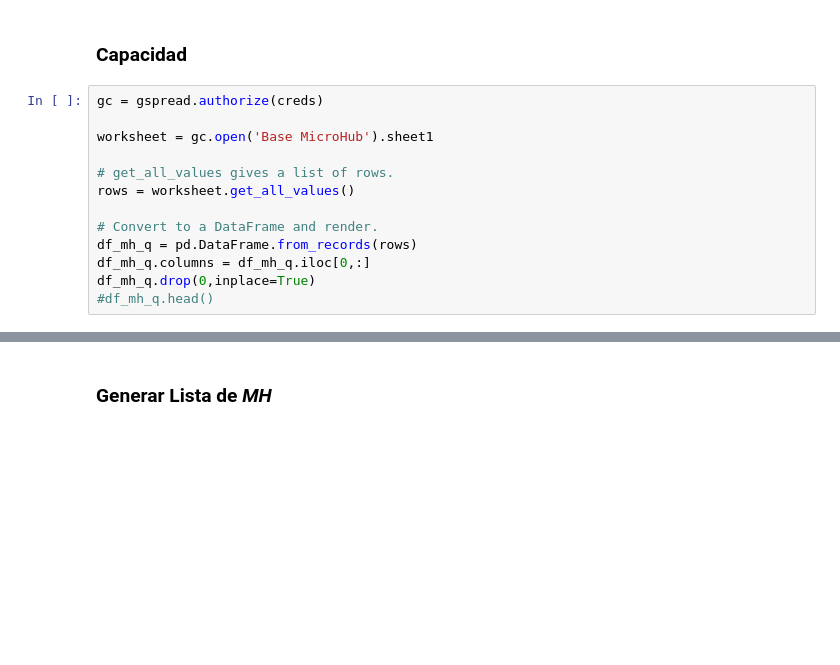
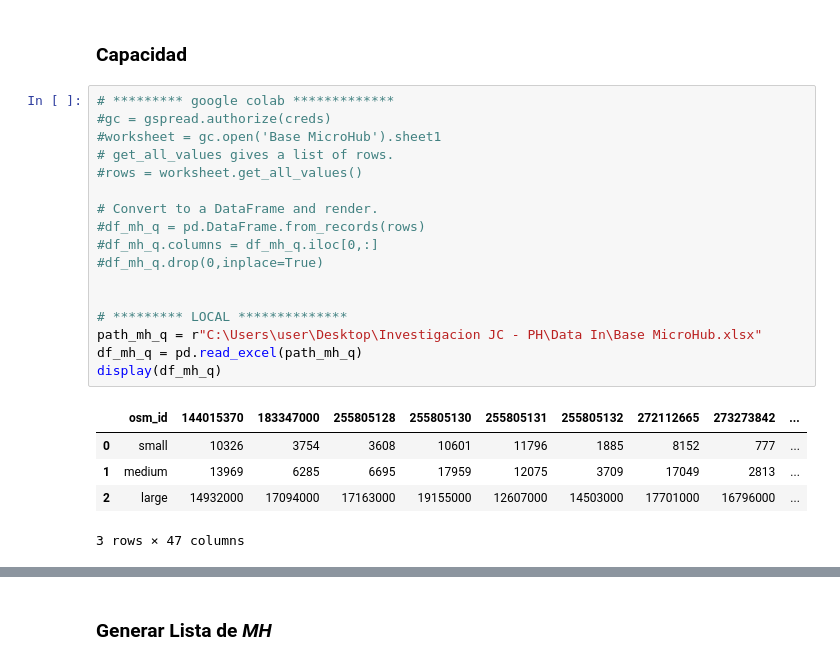
Before and after one commit to PitehrHurtado/ProjectMP2E, a Jupyter notebook: Code/Modelo 2 - Designing large-scale 2E urban delivery networks over a Multi-period Planning Horizon.ipynb, the cells around one changed output, grey strips where cells are left out. Cells and saved outputs as stored; diff of their text form; blank space fills up the shorter version.

Commit message:
Config Local 1,0

```diff
--- a/Code/Modelo 2 - Designing large-scale 2E urban delivery networks over a Multi-period Planning Horizon.ipynb
+++ b/Code/Modelo 2 - Designing large-scale 2E urban delivery networks over a Multi-period Planning Horizon.ipynb
@@ -267,15 +280,25 @@ df_mh = pd.read_csv(path_mh)
 # %% [markdown]
 ### Capacidad
 # %%
-gc = gspread.authorize(creds)
-
-worksheet = gc.open('Base MicroHub').sheet1
-
+# ********* google colab *************
+#gc = gspread.authorize(creds)
+#worksheet = gc.open('Base MicroHub').sheet1
 # get_all_values gives a list of rows.
-rows = worksheet.get_all_values()
+#rows = worksheet.get_all_values()
 
 # Convert to a DataFrame and render.
-df_mh_q = pd.DataFrame.from_records(rows)
-df_mh_q.columns = df_mh_q.iloc[0,:]
-df_mh_q.drop(0,inplace=True)
-#df_mh_q.head()
+#df_mh_q = pd.DataFrame.from_records(rows)
+#df_mh_q.columns = df_mh_q.iloc[0,:]
+#df_mh_q.drop(0,inplace=True)
+
+
+# ********* LOCAL **************
+path_mh_q = r"C:\Users\user\Desktop\Investigacion JC - PH\Data In\Base MicroHub.xlsx"
+df_mh_q = pd.read_excel(path_mh_q)
+display(df_mh_q)
+# %% [output]
+|  | osm_id | 144015370 | 183347000 | 255805128 | 255805130 | 255805131 | 255805132 | 272112665 | 273273842 | ... |
+| 0 | small | 10326 | 3754 | 3608 | 10601 | 11796 | 1885 | 8152 | 777 | ... |
+| 1 | medium | 13969 | 6285 | 6695 | 17959 | 12075 | 3709 | 17049 | 2813 | ... |
+| 2 | large | 14932000 | 17094000 | 17163000 | 19155000 | 12607000 | 14503000 | 17701000 | 16796000 | ... |
+3 rows × 47 columns
```
Also changed, not shown: parts of 13 cells of this notebook, 1 other file.
